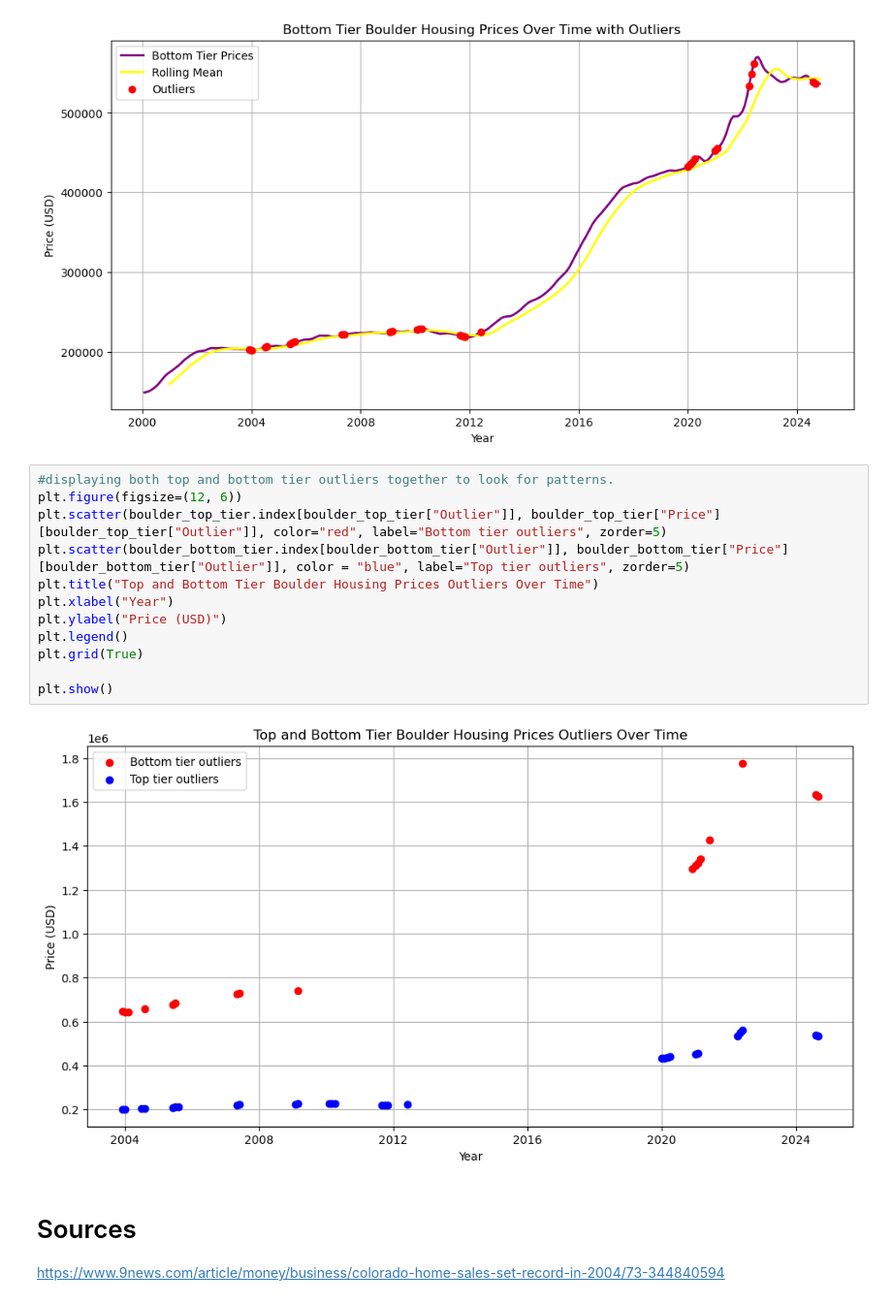
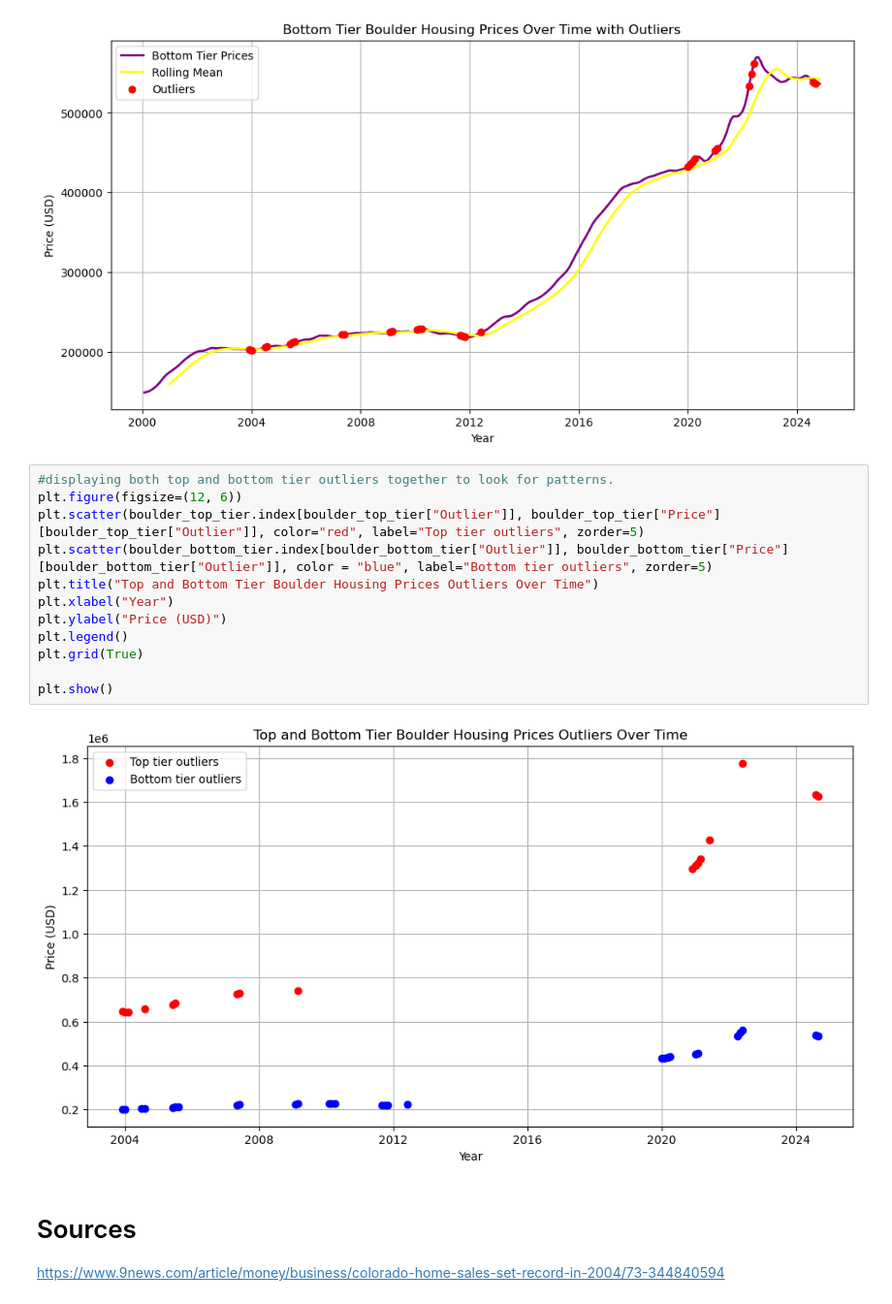
Before and after one commit to SUPERINTIALD/CSCI_4502_5502_Data_Mining_Final_Project, a Jupyter notebook: Outlier_Analysis.ipynb, the cells around one changed output. Shown: that part at 97% size. Drawn from its saved outputs; the diff is of its cells as text.

Commit message:
Fixed graphs

```diff
--- a/Outlier_Analysis.ipynb
+++ b/Outlier_Analysis.ipynb
@@ -149,17 +149,17 @@ plt.show()
 # %%
 #displaying both top and bottom tier outliers together to look for patterns.
 plt.figure(figsize=(12, 6))
-plt.scatter(boulder_top_tier.index[boulder_top_tier["Outlier"]], boulder_top_tier["Price"][boulder_top_tier["Outlier"]], color="red", label="Bottom tier outliers", zorder=5)
-plt.scatter(boulder_bottom_tier.index[boulder_bottom_tier["Outlier"]], boulder_bottom_tier["Price"][boulder_bottom_tier["Outlier"]], color = "blue", label="Top tier outliers", zorder=5)
+plt.scatter(boulder_top_tier.index[boulder_top_tier["Outlier"]], boulder_top_tier["Price"][boulder_top_tier["Outlier"]], color="red", label="Top tier outliers", zorder=5)
+plt.scatter(boulder_bottom_tier.index[boulder_bottom_tier["Outlier"]], boulder_bottom_tier["Price"][boulder_bottom_tier["Outlier"]], color = "blue", label="Bottom tier outliers", zorder=5)
 plt.title("Top and Bottom Tier Boulder Housing Prices Outliers Over Time")
 plt.xlabel("Year")
 plt.ylabel("Price (USD)")
 plt.legend()
 plt.grid(True)
 
 plt.show()
 # %% [output]
-[figure, old version]
+[figure, new version]
 # %% [markdown]
 # Sources
 https://www.9news.com/article/money/business/colorado-home-sales-set-record-in-2004/73-344840594
```
